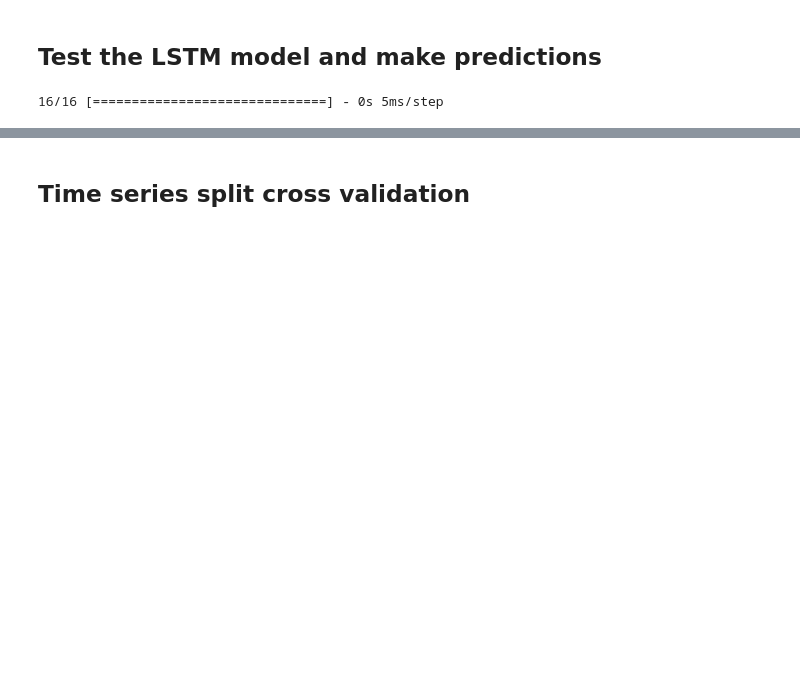
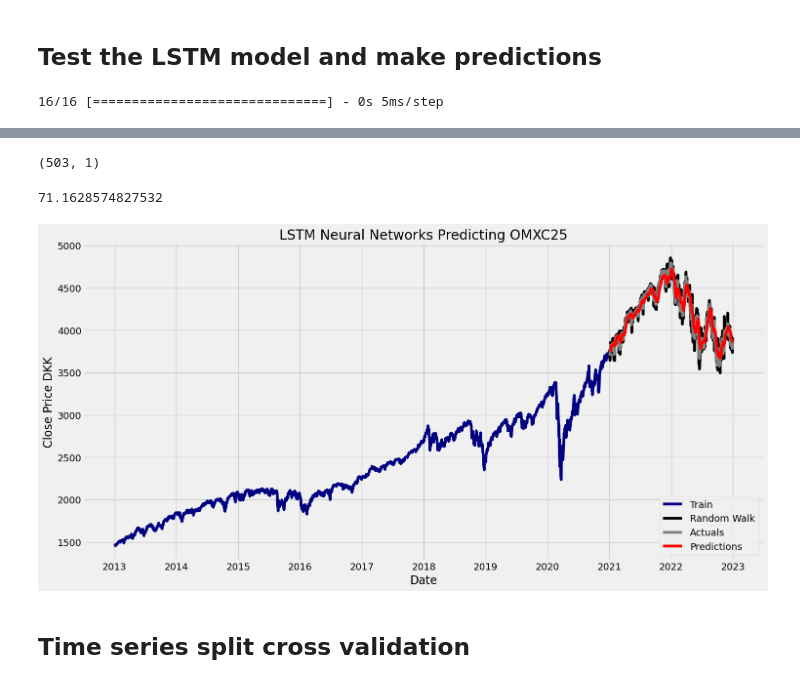
Before and after one commit to odamgaard/Seminar-Applied-Corporate-Finance, a Jupyter notebook: Project/Neural Network (S&P).ipynb, the cells around one changed output, grey strips where cells are left out. Cells and saved outputs as stored; diff of their text form; code cells hidden in the pictures; blank space fills up the shorter version.

```diff
--- a/Project/Neural Network (S&P).ipynb
+++ b/Project/Neural Network (S&P).ipynb
@@ -230,3 +227,57 @@ plt.show()
+# %%
+# Extract random walk values
+df['Date'] = pd.to_datetime(df['Date'])
+df_random = df[df['Date'].dt.year >= 2021]
+
+random_predictions = df_random['Random_Walk']
+
+# Make random walk values into an array
+random_predictions = np.array(random_predictions)
+
+# Reshape data1 to have shape (503, 1)
+random_predictions_reshaped = random_predictions.reshape(-1, 1)
+
+# Check the shape of the reshaped array
+print(random_predictions_reshaped.shape)
+
+# Calculate the Root Mean Squared Error (RMSE)for the random walk
+random_predictions_reshaped = np.sqrt(np.mean((random_predictions_reshaped - y_test)**2))
+random_predictions_reshaped
+# %% [output]
+(503, 1)
+71.1628574827532
+# %%
+# Separate the data into training and validation sets
+train = data[:training_data_len]
+valid = data[training_data_len:]
+valid = valid.copy()  # Create a copy to avoid the SettingWithCopyWarning
+valid['Predictions'] = predictions  # Add predicted values to the 'valid' DataFrame
+
+# Create a plot to visualize the data
+plt.figure(figsize=(16, 8))
+plt.title('LSTM Neural Networks Predicting OMXC25')
+plt.xlabel('Date', fontsize=17)
+plt.ylabel('Close Price DKK', fontsize=17)
+
+# Plot the 'Close' prices from the training data
+plt.plot(train['Close'], label='Train', color='navy')
+
+# Add the entire random walk to the plot
+plt.plot(df_random['Random_Walk'], label='Random Walk', color='black')
+
+# Plot the 'Close' prices from the validation data
+plt.plot(valid['Close'], label='Actuals', color='grey')
+
+# Plot the 'Predictions' from the validation data
+plt.plot(valid['Predictions'], label='Predictions', color='red')
+
+# Add a legend to the plot
+plt.legend(loc='lower right')
+
+# Display the plot
+plt.show()
+# %% [output]
+[figure, added]
 # %% [markdown]
 ## Time series split cross validation
 # %%
```
Also changed, not shown: parts of 22 cells of this notebook, 7 other files.
